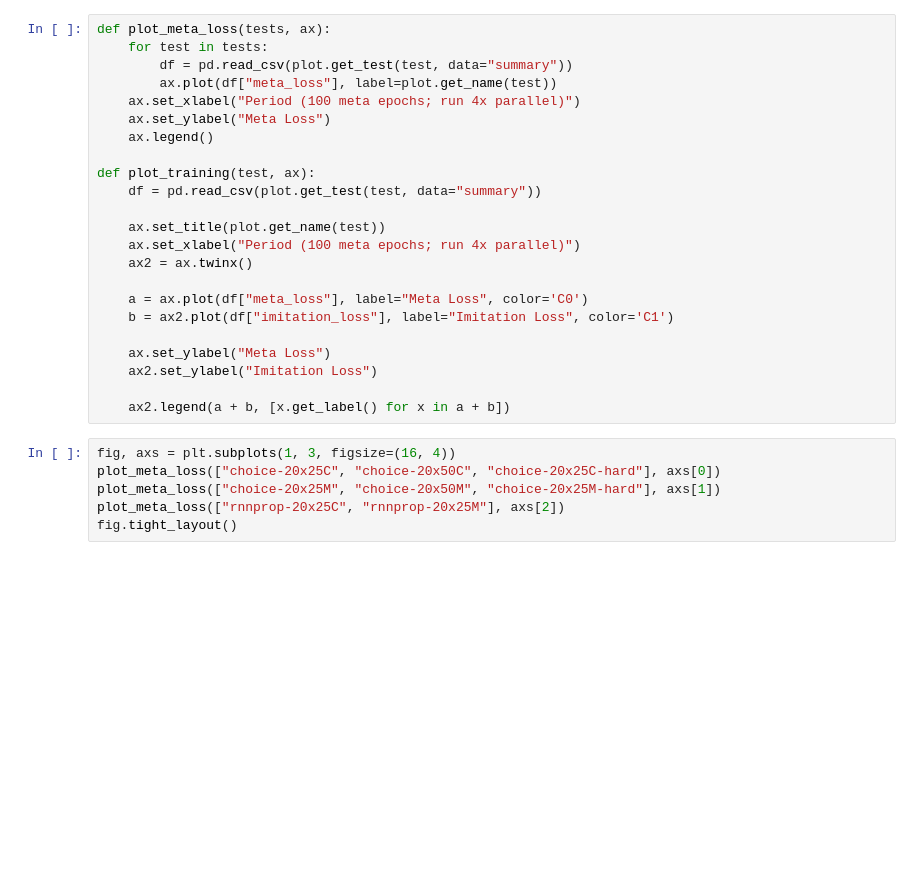
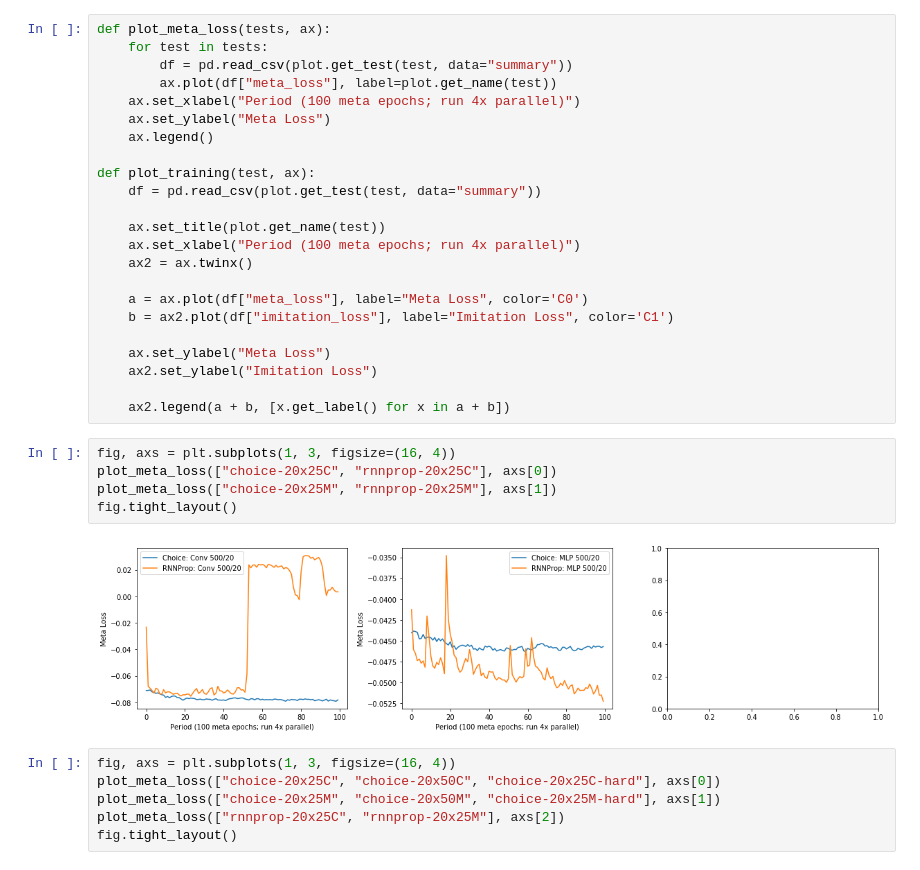
Before and after one commit to thetianshuhuang/l2o, a Jupyter notebook: training_analysis.ipynb, the cells around one changed output. Cells and saved outputs as stored; diff of their text form; blank space fills up the shorter version.

```diff
--- a/training_analysis.ipynb
+++ b/training_analysis.ipynb
@@ -27,6 +27,13 @@ def plot_training(test, ax):
     ax2.set_ylabel("Imitation Loss")
 
     ax2.legend(a + b, [x.get_label() for x in a + b])
+# %%
+fig, axs = plt.subplots(1, 3, figsize=(16, 4))
+plot_meta_loss(["choice-20x25C", "rnnprop-20x25C"], axs[0])
+plot_meta_loss(["choice-20x25M", "rnnprop-20x25M"], axs[1])
+fig.tight_layout()
+# %% [output]
+[figure, added]
 # %%
 fig, axs = plt.subplots(1, 3, figsize=(16, 4))
 plot_meta_loss(["choice-20x25C", "choice-20x50C", "choice-20x25C-hard"], axs[0])
```
Also changed, not shown: 2 other files.
